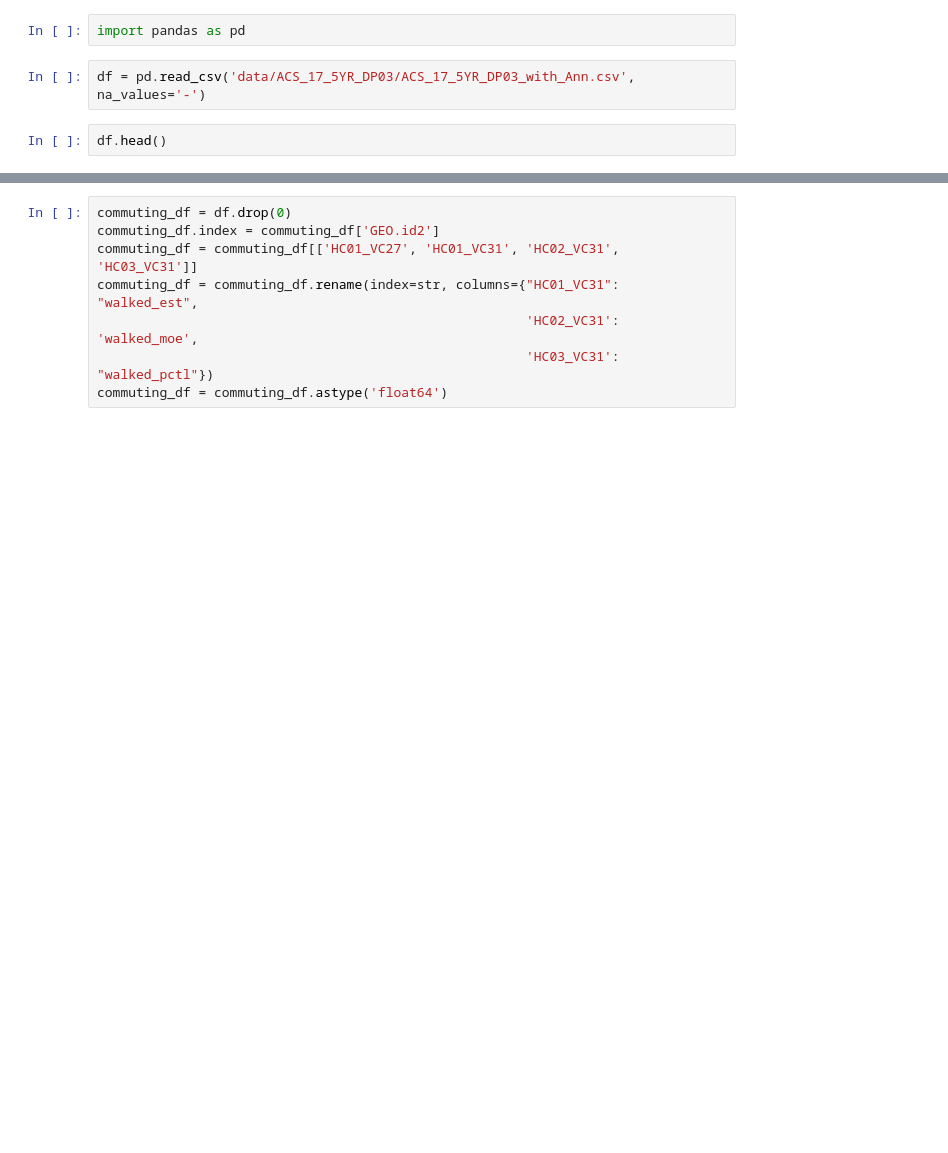
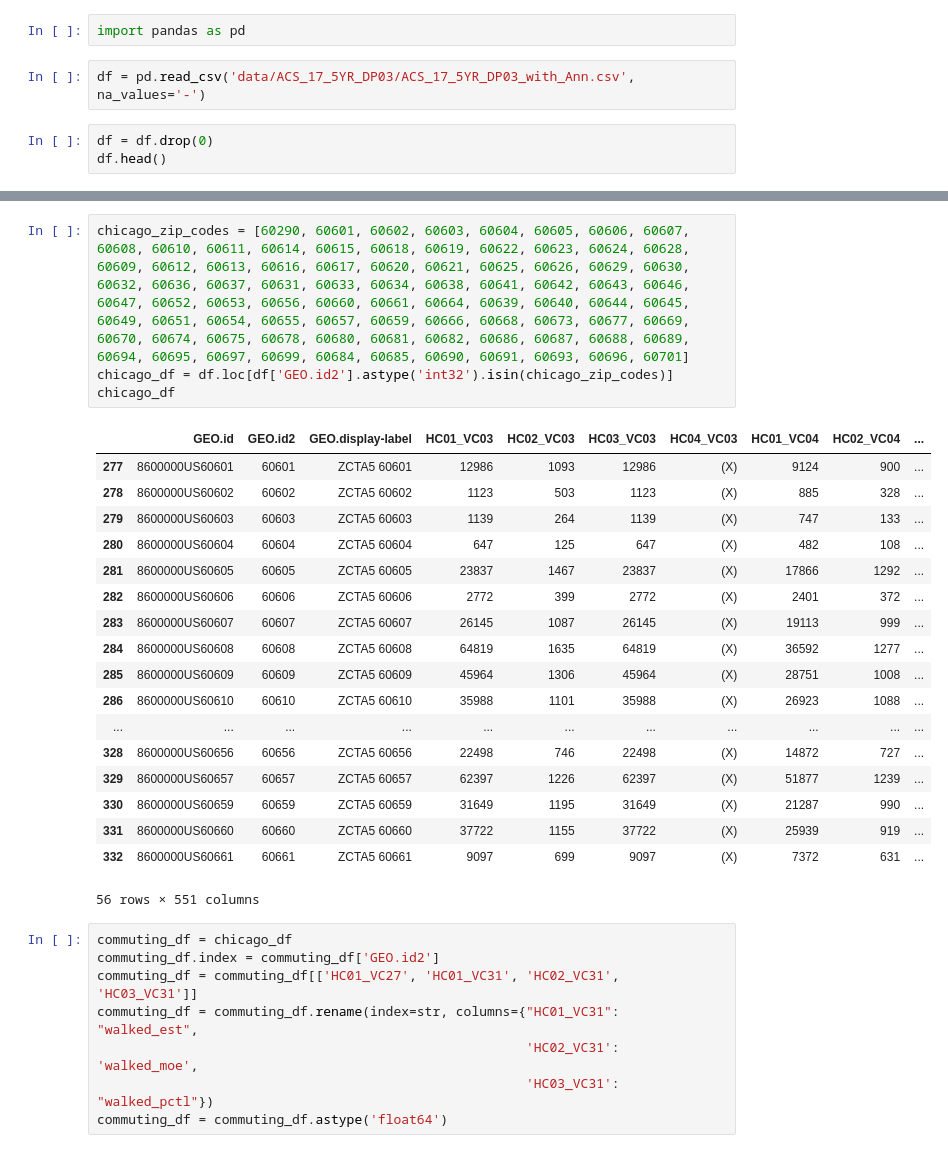
Before and after one commit to asdfang/spatial-project, a Jupyter notebook: Walkability.ipynb, the cells around one changed output, grey strips where cells are left out. Cells and saved outputs as stored; diff of their text form; blank space fills up the shorter version.

```diff
--- a/Walkability.ipynb
+++ b/Walkability.ipynb
@@ -18,6 +20,7 @@ import pandas as pd
 # %%
 df = pd.read_csv('data/ACS_17_5YR_DP03/ACS_17_5YR_DP03_with_Ann.csv', na_values='-')
 # %%
+df = df.drop(0)
 df.head()
 # %% [output]
 |  | GEO.id | GEO.id2 | GEO.display-label | HC01_VC03 | HC02_VC03 | HC03_VC03 | HC04_VC03 | HC01_VC04 | HC02_VC04 | ... |
@@ -29,6 +32,29 @@ df.head()
 5 rows × 551 columns
+# %%
+chicago_zip_codes = [60290, 60601, 60602, 60603, 60604, 60605, 60606, 60607, 60608, 60610, 60611, 60614, 60615, 60618, 60619, 60622, 60623, 60624, 60628, 60609, 60612, 60613, 60616, 60617, 60620, 60621, 60625, 60626, 60629, 60630, 60632, 60636, 60637, 60631, 60633, 60634, 60638, 60641, 60642, 60643, 60646, 60647, 60652, 60653, 60656, 60660, 60661, 60664, 60639, 60640, 60644, 60645, 60649, 60651, 60654, 60655, 60657, 60659, 60666, 60668, 60673, 60677, 60669, 60670, 60674, 60675, 60678, 60680, 60681, 60682, 60686, 60687, 60688, 60689, 60694, 60695, 60697, 60699, 60684, 60685, 60690, 60691, 60693, 60696, 60701]
+chicago_df = df.loc[df['GEO.id2'].astype('int32').isin(chicago_zip_codes)]
+chicago_df
+# %% [output]
+|  | GEO.id | GEO.id2 | GEO.display-label | HC01_VC03 | HC02_VC03 | HC03_VC03 | HC04_VC03 | HC01_VC04 | HC02_VC04 | ... |
+| 277 | 8600000US60601 | 60601 | ZCTA5 60601 | 12986 | 1093 | 12986 | (X) | 9124 | 900 | ... |
+| 278 | 8600000US60602 | 60602 | ZCTA5 60602 | 1123 | 503 | 1123 | (X) | 885 | 328 | ... |
+| 279 | 8600000US60603 | 60603 | ZCTA5 60603 | 1139 | 264 | 1139 | (X) | 747 | 133 | ... |
+| 280 | 8600000US60604 | 60604 | ZCTA5 60604 | 647 | 125 | 647 | (X) | 482 | 108 | ... |
+| 281 | 8600000US60605 | 60605 | ZCTA5 60605 | 23837 | 1467 | 23837 | (X) | 17866 | 1292 | ... |
+| 282 | 8600000US60606 | 60606 | ZCTA5 60606 | 2772 | 399 | 2772 | (X) | 2401 | 372 | ... |
+| 283 | 8600000US60607 | 60607 | ZCTA5 60607 | 26145 | 1087 | 26145 | (X) | 19113 | 999 | ... |
+| 284 | 8600000US60608 | 60608 | ZCTA5 60608 | 64819 | 1635 | 64819 | (X) | 36592 | 1277 | ... |
+| 285 | 8600000US60609 | 60609 | ZCTA5 60609 | 45964 | 1306 | 45964 | (X) | 28751 | 1008 | ... |
+| 286 | 8600000US60610 | 60610 | ZCTA5 60610 | 35988 | 1101 | 35988 | (X) | 26923 | 1088 | ... |
+| ... | ... | ... | ... | ... | ... | ... | ... | ... | ... | ... |
+| 328 | 8600000US60656 | 60656 | ZCTA5 60656 | 22498 | 746 | 22498 | (X) | 14872 | 727 | ... |
+| 329 | 8600000US60657 | 60657 | ZCTA5 60657 | 62397 | 1226 | 62397 | (X) | 51877 | 1239 | ... |
+| 330 | 8600000US60659 | 60659 | ZCTA5 60659 | 31649 | 1195 | 31649 | (X) | 21287 | 990 | ... |
+| 331 | 8600000US60660 | 60660 | ZCTA5 60660 | 37722 | 1155 | 37722 | (X) | 25939 | 919 | ... |
+| 332 | 8600000US60661 | 60661 | ZCTA5 60661 | 9097 | 699 | 9097 | (X) | 7372 | 631 | ... |
+56 rows × 551 columns
 # %%
-commuting_df = df.drop(0)
+commuting_df = chicago_df
 commuting_df.index = commuting_df['GEO.id2']
 commuting_df = commuting_df[['HC01_VC27', 'HC01_VC31', 'HC02_VC31', 'HC03_VC31']]
 commuting_df = commuting_df.rename(index=str, columns={"HC01_VC31": "walked_est",
```
Also changed, not shown: parts of 5 cells of this notebook.
